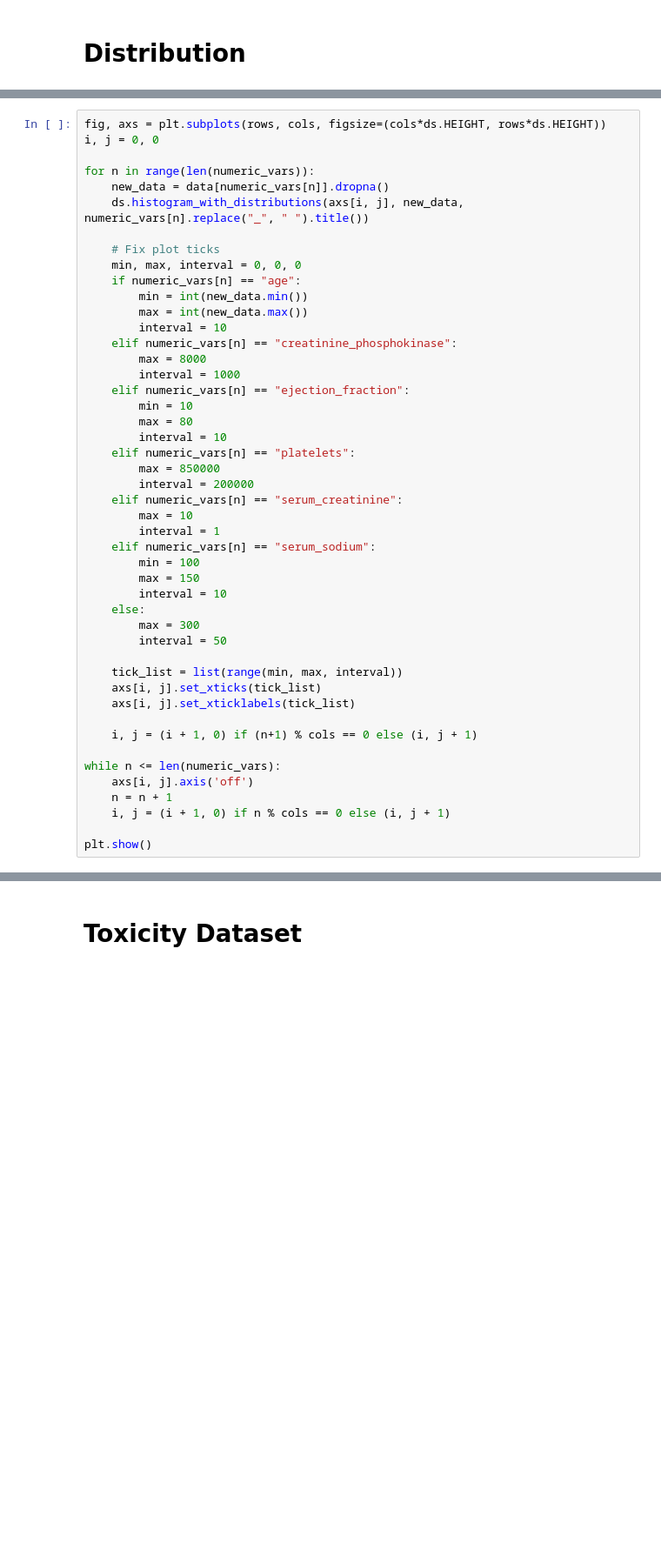
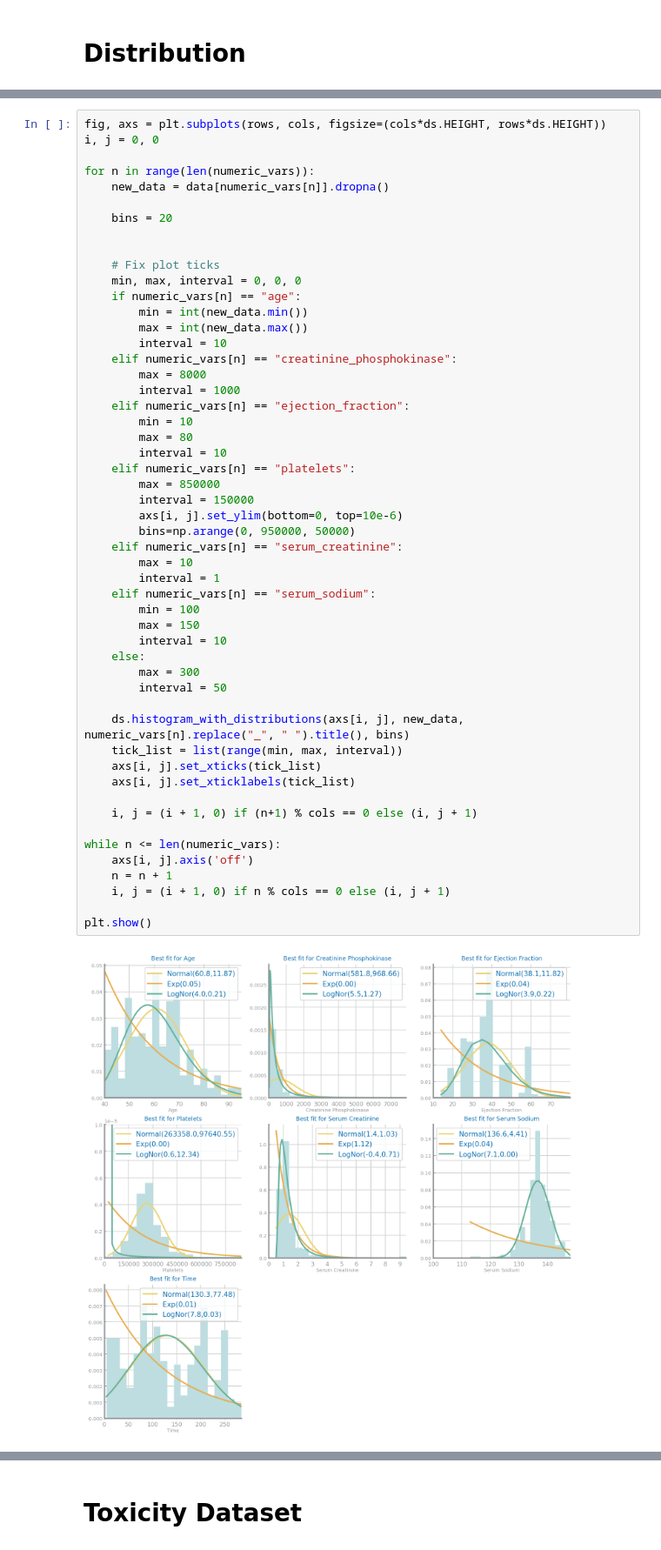
Before and after one commit to joaocmd/CD-Project, a Jupyter notebook: proj-1.ipynb, the cells around one changed output, grey strips where cells are left out. Shown at 87% size. Drawn from its saved outputs; the diff is of its cells as text; blank space fills up the shorter version.

Commit message:
Add distribution analysis without mpl

```diff
--- a/proj-1.ipynb
+++ b/proj-1.ipynb
@@ -267,7 +265,9 @@ i, j = 0, 0
 
 for n in range(len(numeric_vars)):
     new_data = data[numeric_vars[n]].dropna()
-    ds.histogram_with_distributions(axs[i, j], new_data, numeric_vars[n].replace("_", " ").title())
+
+    bins = 20
+
 
     # Fix plot ticks
     min, max, interval = 0, 0, 0
@@ -280,33 +280,38 @@ for n in range(len(numeric_vars)):
         interval = 1000
     elif numeric_vars[n] == "ejection_fraction":
         min = 10
         max = 80
         interval = 10
     elif numeric_vars[n] == "platelets":
         max = 850000
-        interval = 200000
+        interval = 150000
+        axs[i, j].set_ylim(bottom=0, top=10e-6)
+        bins=np.arange(0, 950000, 50000)
     elif numeric_vars[n] == "serum_creatinine":
         max = 10
         interval = 1
     elif numeric_vars[n] == "serum_sodium":
         min = 100
         max = 150
         interval = 10
     else:
         max = 300
         interval = 50
 
+    ds.histogram_with_distributions(axs[i, j], new_data, numeric_vars[n].replace("_", " ").title(), bins)
     tick_list = list(range(min, max, interval))
     axs[i, j].set_xticks(tick_list)
     axs[i, j].set_xticklabels(tick_list)
 
     i, j = (i + 1, 0) if (n+1) % cols == 0 else (i, j + 1)
 
 while n <= len(numeric_vars):
     axs[i, j].axis('off')
     n = n + 1
     i, j = (i + 1, 0) if n % cols == 0 else (i, j + 1)
 
 plt.show()
+# %% [output]
+[figure, added]
 # %%
 data.describe(include=['bool','category'])
```
Also changed, not shown: parts of 14 cells of this notebook, 1 other file.
